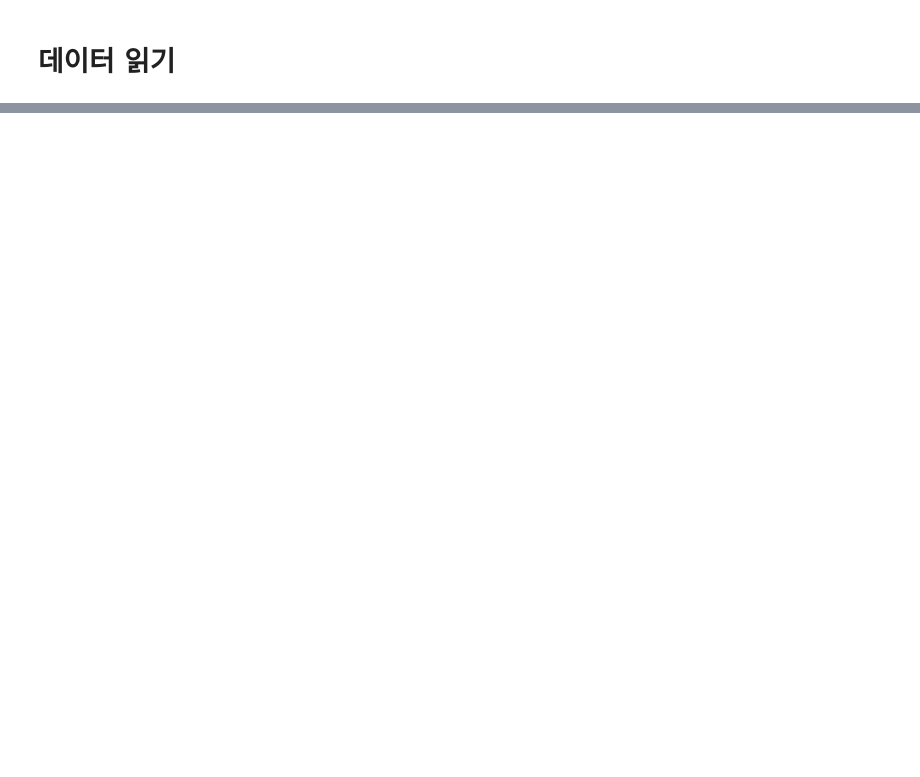
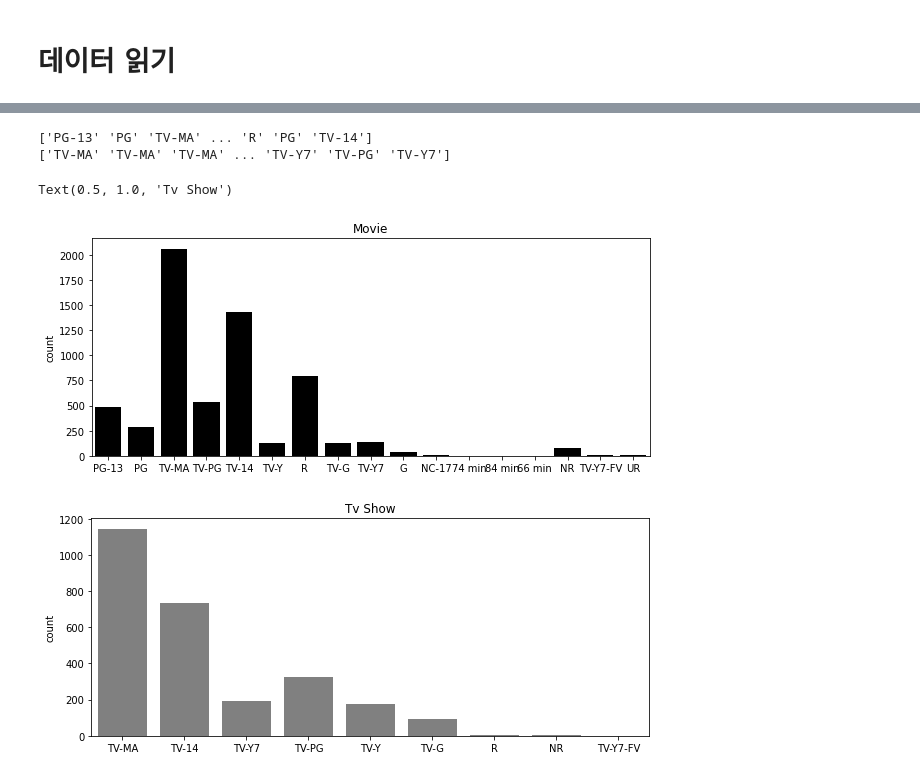
Before and after one commit to yec3168/DAP__, a Jupyter notebook: Project_201812033_연응찬.ipynb, the cells around one changed output, grey strips where cells are left out. Cells and saved outputs as stored; diff of their text form; code cells hidden in the pictures; blank space fills up the shorter version.

```diff
--- a/Project_201812033_연응찬.ipynb
+++ b/Project_201812033_연응찬.ipynb
@@ -89,0 +131,3 @@ netflix_Data.head(99)
+# %%
+movie = netflix_Data[netflix_Data['type'] == 'Movie']
+movie.count()
@@ -89,0 +144,3 @@ netflix_Data.head(99)
+# %%
+tv_show = netflix_Data[netflix_Data['type'] == 'TV Show']
+tv_show.count()
@@ -89,0 +162,20 @@ netflix_Data.head(99)
+# %%
+rating_movie = movie['rating'].to_numpy()
+print(rating_movie)
+
+rating_tvshow = tv_show['rating'].to_numpy()
+print(rating_tvshow)
+
+plt.figure(figsize=(10, 4))
+sns.countplot(data = movie, x = rating_movie, color='black')
+plt.title("Movie")
+
+plt.figure(figsize=(10, 4))
+sns.countplot(data = tv_show, x = rating_tvshow, color='gray')
+plt.title("Tv Show")
+# %% [output]
+['PG-13' 'PG' 'TV-MA' ... 'R' 'PG' 'TV-14']
+['TV-MA' 'TV-MA' 'TV-MA' ... 'TV-Y7' 'TV-PG' 'TV-Y7']
+Text(0.5, 1.0, 'Tv Show')
+[figure, added]
+[figure, added]
```
Also changed, not shown: parts of 17 cells of this notebook.
